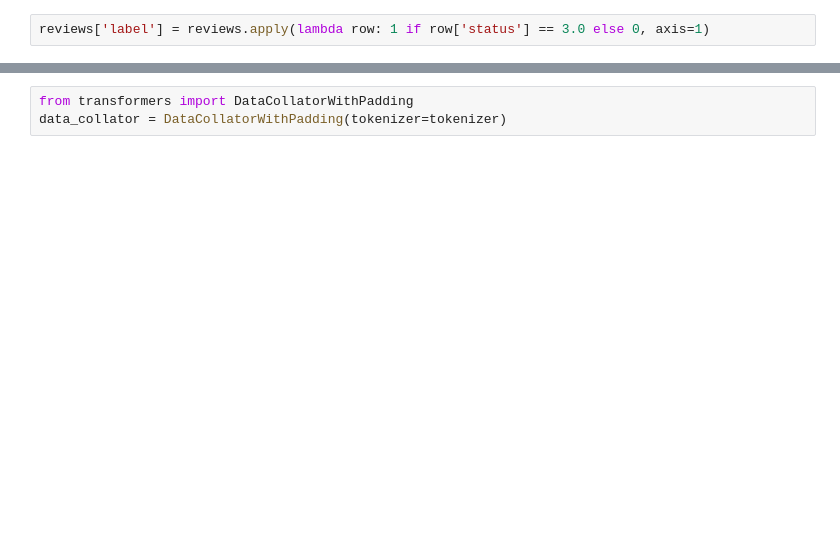
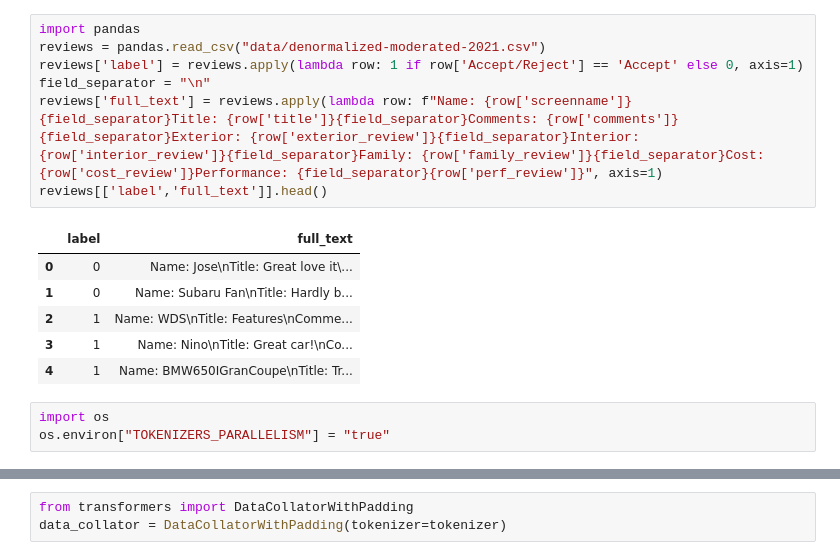
Before and after one commit to pslusarz/jupyter-notebooks, a Jupyter notebook: transformers.ipynb, the cells around one changed output, grey strips where cells are left out. Drawn from its saved outputs; the diff is of its cells as text; blank space fills up the shorter version.

```diff
--- a/transformers.ipynb
+++ b/transformers.ipynb
@@ -14,2 +1,17 @@ reviews.head()
-# %%
-reviews['label'] = reviews.apply(lambda row: 1 if row['status'] == 3.0 else 0, axis=1)
+# %%
+import pandas
+reviews = pandas.read_csv("data/denormalized-moderated-2021.csv")
+reviews['label'] = reviews.apply(lambda row: 1 if row['Accept/Reject'] == 'Accept' else 0, axis=1)
+field_separator = "\n"
+reviews['full_text'] = reviews.apply(lambda row: f"Name: {row['screenname']}{field_separator}Title: {row['title']}{field_separator}Comments: {row['comments']}{field_separator}Exterior: {row['exterior_review']}{field_separator}Interior: {row['interior_review']}{field_separator}Family: {row['family_review']}{field_separator}Cost: {row['cost_review']}Performance: {field_separator}{row['perf_review']}", axis=1)
+reviews[['label','full_text']].head()
+# %% [output]
+|  | label | full_text |
+| 0 | 0 | Name: Jose\nTitle: Great love it\... |
+| 1 | 0 | Name: Subaru Fan\nTitle: Hardly b... |
+| 2 | 1 | Name: WDS\nTitle: Features\nComme... |
+| 3 | 1 | Name: Nino\nTitle: Great car!\nCo... |
+| 4 | 1 | Name: BMW650IGranCoupe\nTitle: Tr... |
+# %%
+import os
+os.environ["TOKENIZERS_PARALLELISM"] = "true"
```
Also changed, not shown: parts of 18 cells of this notebook.
